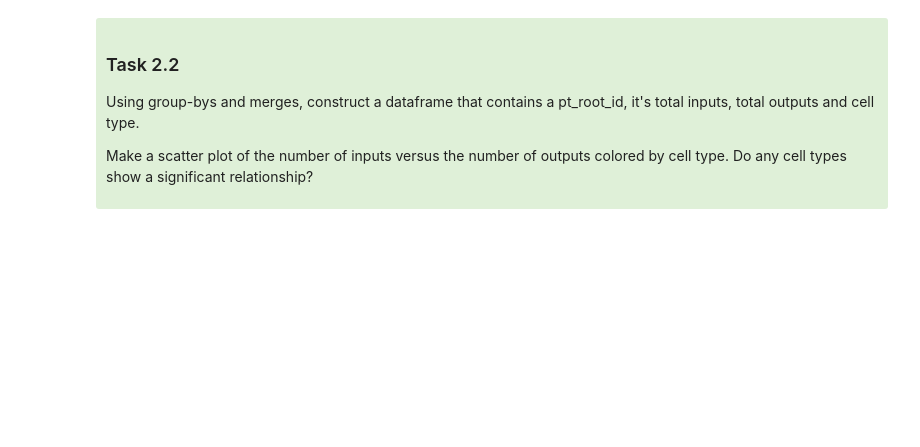
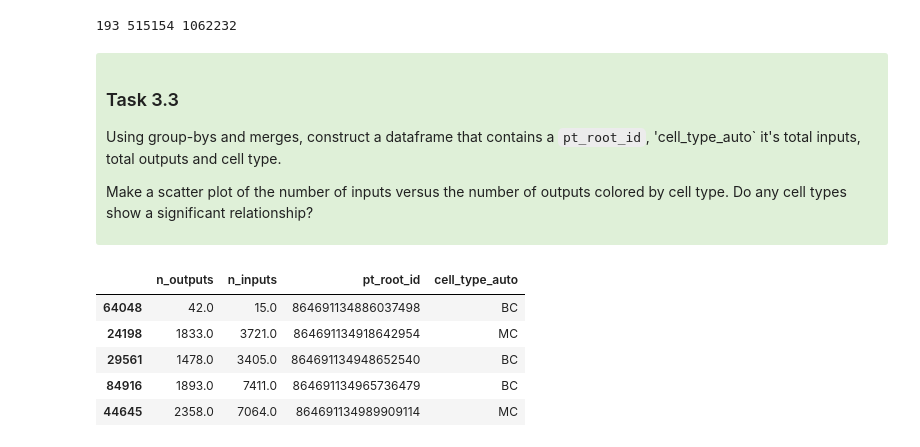
Before and after one commit to sdorkenw/MICrONS_workshop_CNC_forum, a Jupyter notebook: tutorials/Exercise_3_inhibitory_in_out_degree_solutions.ipynb, the cells around one changed output. Cells and saved outputs as stored; diff of their text form; code cells hidden in the pictures; blank space fills up the shorter version.

```diff
--- a/tutorials/Exercise_3_inhibitory_in_out_degree_solutions.ipynb
+++ b/tutorials/Exercise_3_inhibitory_in_out_degree_solutions.ipynb
@@ -24,16 +76,38 @@ print(len(inh_neurons), len(inh_neuron_out), len(inh_neuron_in))
+# %%
+# Filter outputs of the inhibitory neurons
+inh_neuron_out = filter_synapse_table(syn_df, pre_root_ids=proof_I_root_ids)
+
+# Filter inputs to the inhibitory neurons
+inh_neuron_in = filter_synapse_table(syn_df, post_root_ids=proof_I_root_ids)
+print(len(proof_I_root_ids), len(inh_neuron_out), len(inh_neuron_in))
+# %% [output]
+193 515154 1062232
 # %% [markdown]
 <div style="background: #DFF0D8; border-radius: 3px; padding: 10px;">
 
-### Task 2.2
-Using group-bys and merges, construct a dataframe that contains a pt_root_id, it's total inputs, total outputs and cell type.
+### Task 3.3
+Using group-bys and merges, construct a dataframe that contains a `pt_root_id`, 'cell_type_auto` it's total inputs, total outputs and cell type.
 
 Make a scatter plot of the number of inputs versus the number of outputs colored by cell type.  Do any cell types show a significant relationship?
 </div>
 # %%
+# Groupby 'pre_pt_root_id'
 output_series = inh_neuron_out.groupby('pre_pt_root_id')['size'].count()
 output_series.name = 'n_outputs'
+
+# Groupby 'post_pt_root_id'
 input_series = inh_neuron_in.groupby('post_pt_root_id')['size'].count()
 input_series.name='n_inputs'
+
+# Combine input and output series with cell type, on 'pt_root_id'
 in_out_df = pd.DataFrame([output_series, input_series]).T
-in_out_df=in_out_df.merge(inh_neurons_df[['pt_root_id', 'cell_type']], left_index=True, right_on='pt_root_id')
+in_out_df=in_out_df.merge(cell_df[['pt_root_id', 'cell_type_auto']], left_index=True, right_on='pt_root_id')
+in_out_df.head()
+# %% [output]
+|  | n_outputs | n_inputs | pt_root_id | cell_type_auto |
+| 64048 | 42.0 | 15.0 | 864691134886037498 | BC |
+| 24198 | 1833.0 | 3721.0 | 864691134918642954 | MC |
+| 29561 | 1478.0 | 3405.0 | 864691134948652540 | BC |
+| 84916 | 1893.0 | 7411.0 | 864691134965736479 | BC |
+| 44645 | 2358.0 | 7064.0 | 864691134989909114 | MC |
 # %%
```
Also changed, not shown: parts of 10 cells of this notebook, 4 other files.
